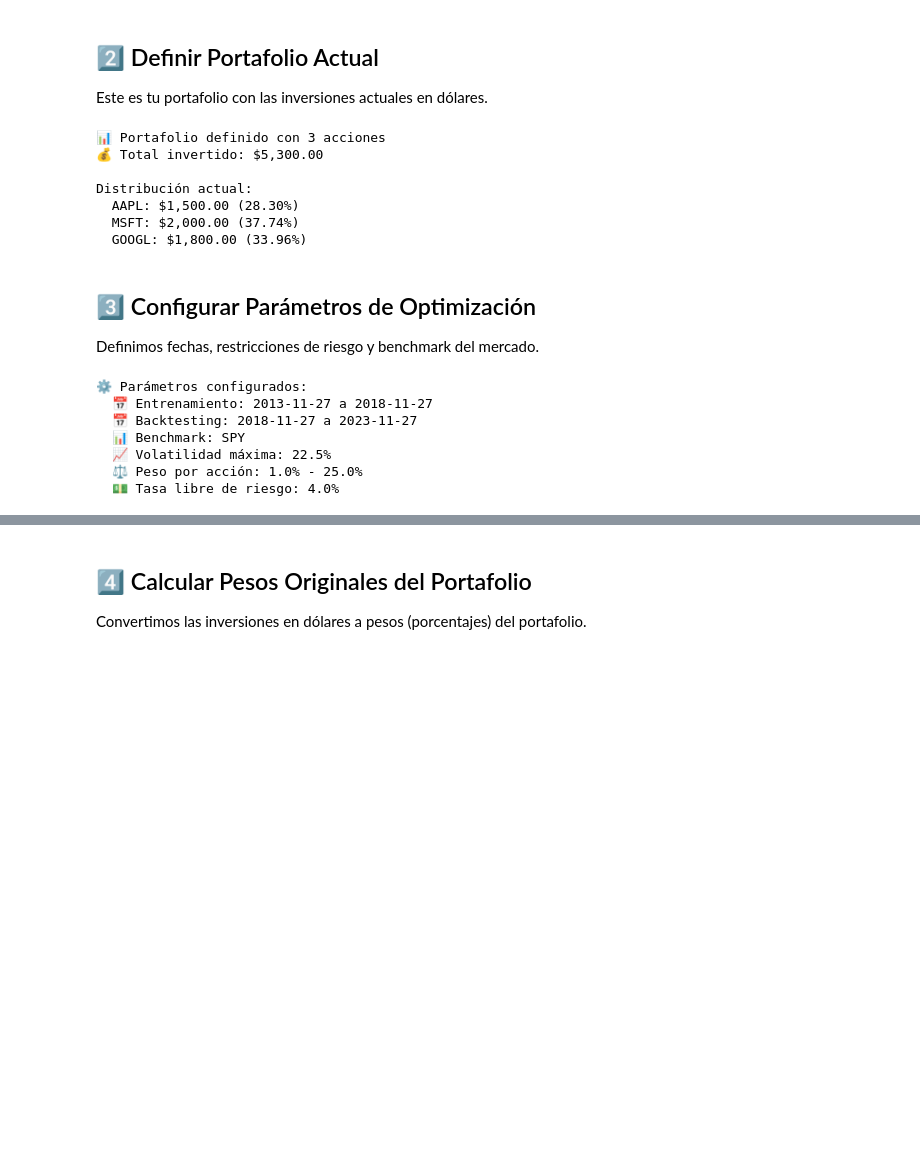
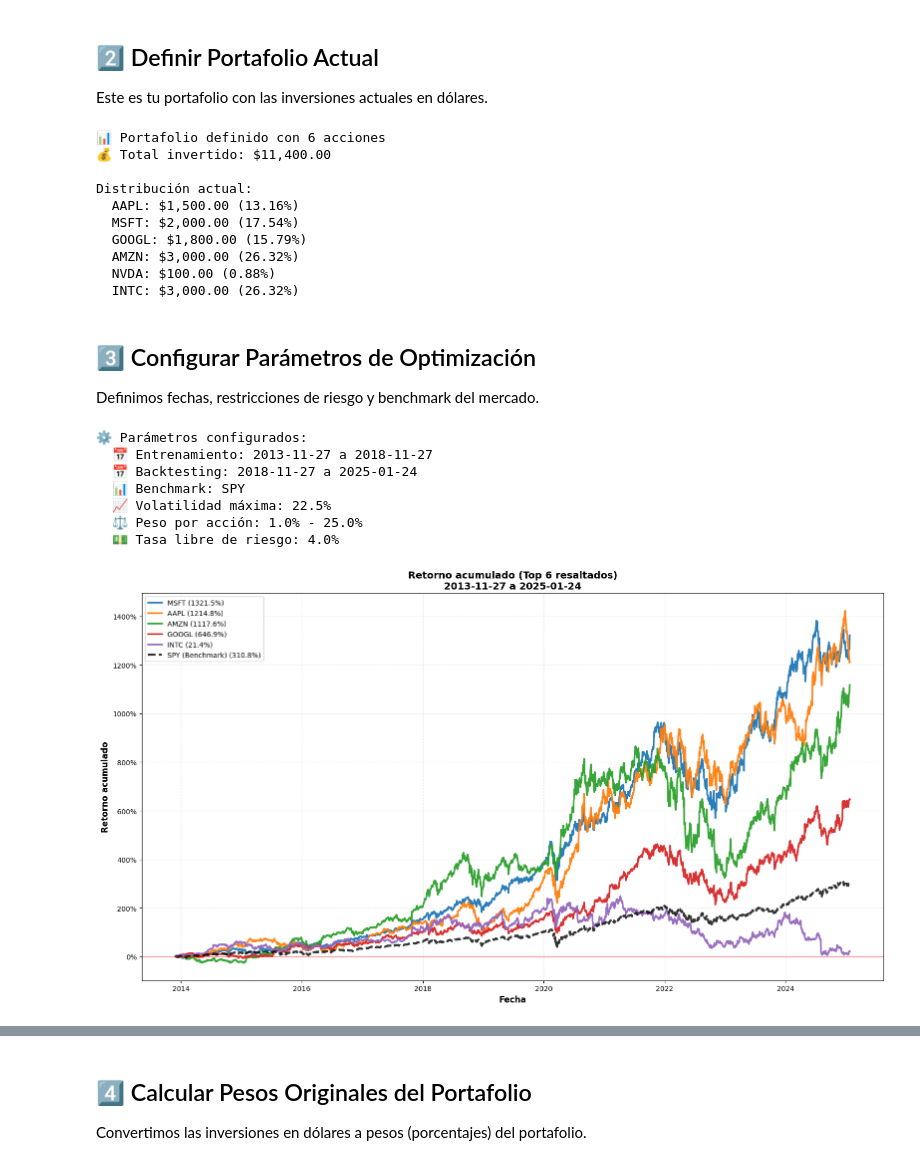
Before and after one commit to rafaelguevarahig/ML_PORTAFOLIO_FEN, a Jupyter notebook: portfolio_optimization_notebook.ipynb, the cells around one changed output, grey strips where cells are left out. Saved outputs shown, nothing was run; the diff lists cells and outputs as text; code cells hidden in the pictures; blank space fills up the shorter version.

Commit message:
Actualizacion graficas de retorno acumulado cada ticker

```diff
--- a/portfolio_optimization_notebook.ipynb
+++ b/portfolio_optimization_notebook.ipynb
@@ -193,7 +189,9 @@ portfolio = {
     'AAPL': 1500.0,  # Apple Inc.
     'MSFT': 2000.0,  # Microsoft Corporation
     'GOOGL': 1800.0, # Alphabet Inc.
-
+    'AMZN': 3000.0,  # Amazon.com, Inc.
+    'NVDA': 100.0,  # NVIDIA Corporation
+    'INTC': 3000.0 # Intel Corporation
 }
 
 
@@ -209,13 +207,16 @@ for ticker, amount in portfolio.items():
     percentage = (amount / total_invested) * 100
     print(f"  {ticker}: ${amount:,.2f} ({percentage:.2f}%)")
 # %% [output]
-📊 Portafolio definido con 3 acciones
-💰 Total invertido: $5,300.00
+📊 Portafolio definido con 6 acciones
+💰 Total invertido: $11,400.00
 
 Distribución actual:
-  AAPL: $1,500.00 (28.30%)
-  MSFT: $2,000.00 (37.74%)
-  GOOGL: $1,800.00 (33.96%)
+  AAPL: $1,500.00 (13.16%)
+  MSFT: $2,000.00 (17.54%)
+  GOOGL: $1,800.00 (15.79%)
+  AMZN: $3,000.00 (26.32%)
+  NVDA: $100.00 (0.88%)
+  INTC: $3,000.00 (26.32%)
 # %% [markdown]
 ## 3️⃣ Configurar Parámetros de Optimización
 
@@ -230,7 +231,7 @@ training_end_date = '2018-11-27'
 
 # Fechas de backtesting (para validar la estrategia)
 backtesting_start_date = training_end_date
-backtesting_end_date = '2023-11-27'
+backtesting_end_date = '2025-01-24'
 
 # Tasa libre de riesgo (bonos del gobierno, típicamente 4%)
 risk_free_rate = 0.04
@@ -250,8 +251,60 @@ print(f"  💵 Tasa libre de riesgo: {risk_free_rate*100}%")
 # %% [output]
 ⚙️ Parámetros configurados:
   📅 Entrenamiento: 2013-11-27 a 2018-11-27
-  📅 Backtesting: 2018-11-27 a 2023-11-27
+  📅 Backtesting: 2018-11-27 a 2025-01-24
   📊 Benchmark: SPY
   📈 Volatilidad máxima: 22.5%
   ⚖️ Peso por acción: 1.0% - 25.0%
   💵 Tasa libre de riesgo: 4.0%
+# %%
+import yfinance as yf
+import matplotlib.pyplot as plt
+import matplotlib.ticker as mtick
+
+#tickers = list(portfolio.keys())
+tickers = [t for t in portfolio if t != "NVDA"]
+
+symbols = tickers + market_representation
+
+data = yf.download(symbols, start=training_start_date, end=backtesting_end_date,
+                   auto_adjust=True, progress=False)["Close"]
+
+returns = data.pct_change().dropna()
+cum = (1 + returns).cumprod() - 1  # acumulado (0.25 = 25%)
+
+# --- ordenar tickers por retorno final ---
+last = cum[tickers].iloc[-1].sort_values(ascending=False)
+top_n = 6  # ajusta
+top = last.index[:top_n]
+others = last.index[top_n:]
+
+fig, ax = plt.subplots(figsize=(16, 9))
+
+# resto tenue
+for t in others:
+    ax.plot(cum.index, cum[t], linewidth=1, alpha=0.25)
+
+# top resaltados
+for t in top:
+    ax.plot(cum.index, cum[t], linewidth=2.5, alpha=0.95, label=f"{t} ({cum[t].iloc[-1]*100:.1f}%)")
+
+# benchmark
+bm = market_representation[0]
+if bm in cum.columns:
+    ax.plot(cum.index, cum[bm], linewidth=3, linestyle="--", color="black",
+            alpha=0.8, label=f"{bm} (Benchmark) ({cum[bm].iloc[-1]*100:.1f}%)")
+
+ax.set_title(f"Retorno acumulado (Top {top_n} resaltados)\n{training_start_date} a {backtesting_end_date}",
+             fontsize=14, fontweight="bold")
+ax.set_xlabel("Fecha", fontsize=12, fontweight="bold")
+ax.set_ylabel("Retorno acumulado", fontsize=12, fontweight="bold")
+ax.yaxis.set_major_formatter(mtick.PercentFormatter(1.0))  # 1.0 = 100%
+ax.grid(True, alpha=0.25, linestyle="--")
+ax.axhline(0, color="red", linewidth=1, alpha=0.5)
+ax.legend(loc="upper left", fontsize=10, framealpha=0.9)
+
+
+plt.tight_layout()
+plt.show()
+# %% [output]
+[figure, added]
```
Also changed, not shown: parts of 14 cells of this notebook.
